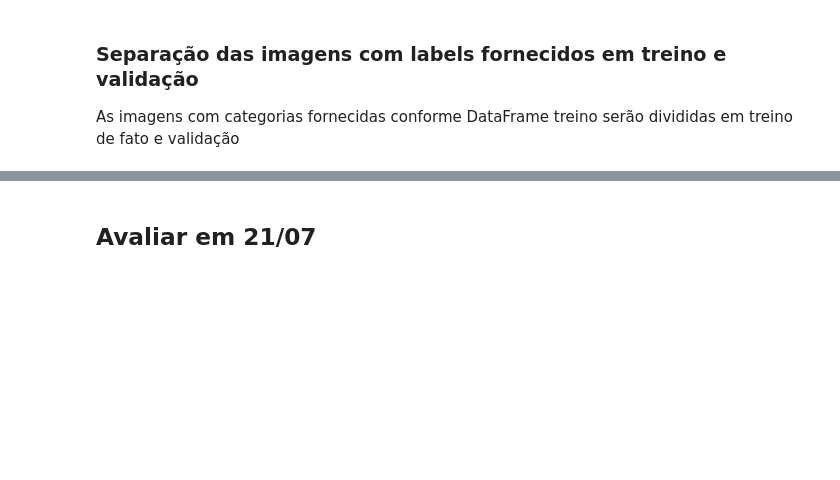
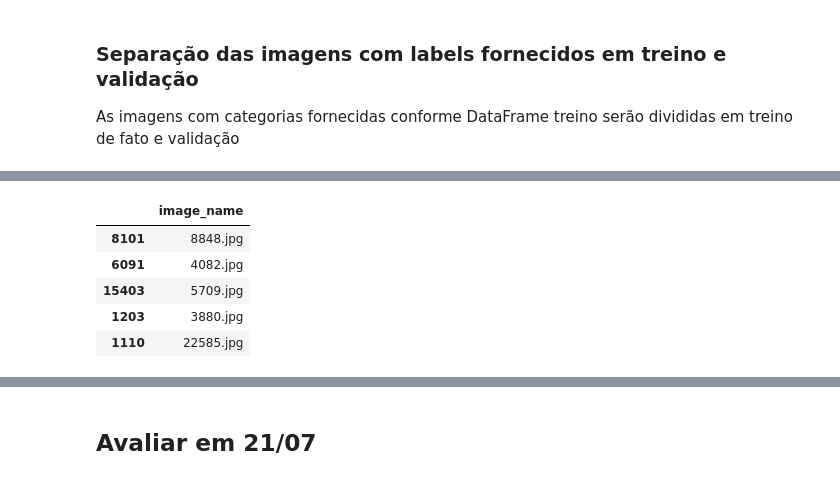
Before and after one commit to belanatal/PosPUCRio, a Jupyter notebook: MVPSprintIIb_IsabelaNatal-versão3.ipynb, the cells around one changed output, grey strips where cells are left out. Saved outputs shown, nothing was run; the diff lists cells and outputs as text; code cells hidden in the pictures; blank space fills up the shorter version.

```diff
--- a/MVPSprintIIb_IsabelaNatal-versão3.ipynb
+++ b/MVPSprintIIb_IsabelaNatal-versão3.ipynb
@@ -393,0 +383,9 @@ uint8 int64 uint8 int64
+# %%
+dfX_train.head()
+# %% [output]
+|  | image_name |
+| 8101 | 8848.jpg |
+| 6091 | 4082.jpg |
+| 15403 | 5709.jpg |
+| 1203 | 3880.jpg |
+| 1110 | 22585.jpg |
```
Also changed, not shown: parts of 32 cells of this notebook.
